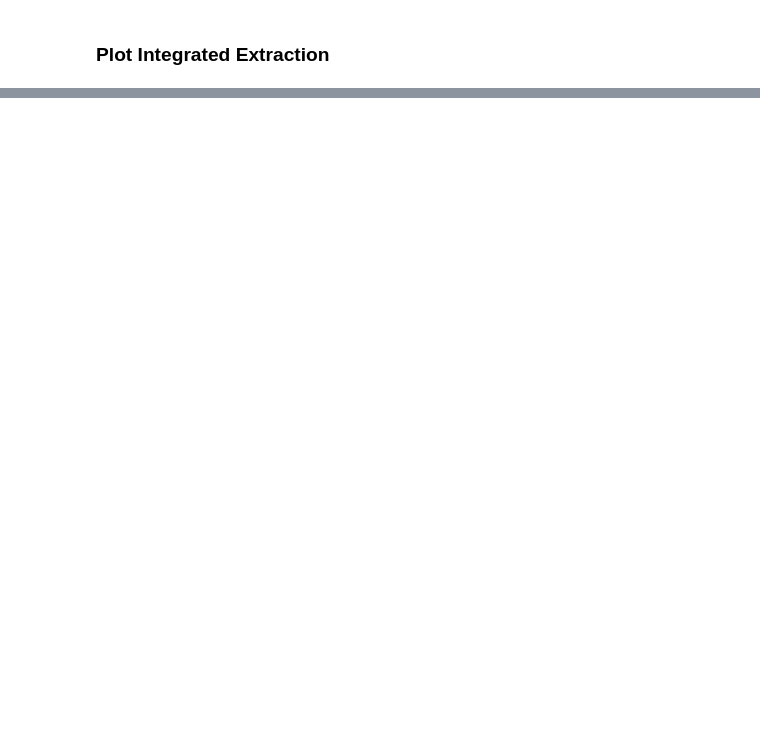
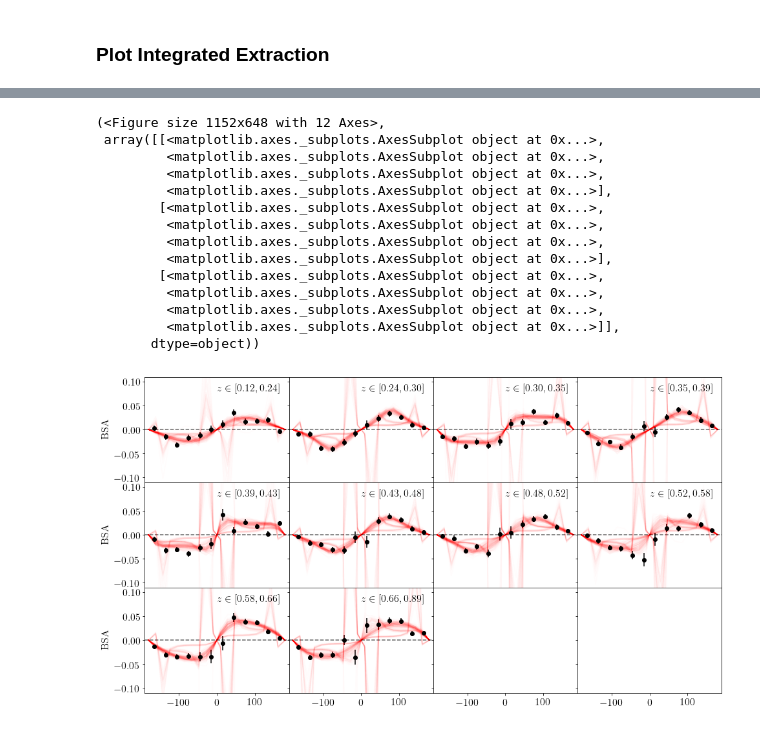
Before and after one commit to dmriser/python-analysis, a Jupyter notebook: kaon-bsa/notebooks/1.0-plot-results.ipynb, the cells around one changed output, grey strips where cells are left out. Saved outputs shown, nothing was run; the diff lists cells and outputs as text; code cells hidden in the pictures; blank space fills up the shorter version.

```diff
--- a/kaon-bsa/notebooks/1.0-plot-results.ipynb
+++ b/kaon-bsa/notebooks/1.0-plot-results.ipynb
@@ -253,0 +280,5 @@ ax.fill_between(moments_df.iloc[z_idx]['axis_value'],
+# %%
+def physics_model(phi, par0, par1, par2):
+    return par0 * np.sin(phi * np.pi / 180.0) / (1 + par1 * np.cos(phi * np.pi / 180.0) + par2 * np.cos(phi * np.pi / 90.0))
+# %%
+fig, axs = grid_plot_one_axis(data=data, axis='z')
@@ -253,0 +287,34 @@ ax.fill_between(moments_df.iloc[z_idx]['axis_value'],
+# %%
+def predict_replicas(moments_df, axis, axis_bin):
+    ''' Accept a moments dataframe, subset it to the correct
+    axis and bin, then predict all the phi distributions. '''
+
+    # setup phi for evaluation of function
+    phi = np.linspace(-180, 180, 20)
+
+    # subset the data to just our bin
+    subset_idx = np.where(
+        (moments_df['axis'] == axis) & (moments_df['axis_bin'] == axis_bin)
+    )[0]
+    data_subset = moments_df.iloc[subset_idx]
+    assert(len(data_subset) > 0)
+
+    replica_list = []
+
+    for p0, p1, p2 in zip(data_subset.iloc[0]['bootstraps_0'],
+                          data_subset.iloc[0]['bootstraps_1'],
+                          data_subset.iloc[0]['bootstraps_2']):
+        replica_list.append(
+            physics_model(phi, p0, p1, p2)
+        )
+
+    replicas = np.array(replica_list)
+    return replicas
+# %%
+def add_replicas_to_axis(axis, reps, style=dict()):
+    ''' Take a matplotlib.axis object and add some
+    replica plots to it. '''
+    phi = np.linspace(-180, 180, reps.shape[1])
+
+    for rep in reps:
+        axis.plot(phi, rep, **style)
@@ -253,0 +394,20 @@ ax.fill_between(moments_df.iloc[z_idx]['axis_value'],
+# %%
+for axis in list(['x', 'z']):
+grid_plot_one_axis_with_replicas(data, moments_df, 'z', display_sys=False)
+plt.savefig('../image/grid_bsa_reps_{}.pdf'.format(axis), bbox_inches='tight')
+# %% [output]
+(<Figure size 1152x648 with 12 Axes>,
+ array([[<matplotlib.axes._subplots.AxesSubplot object at 0x...>,
+         <matplotlib.axes._subplots.AxesSubplot object at 0x...>,
+         <matplotlib.axes._subplots.AxesSubplot object at 0x...>,
+         <matplotlib.axes._subplots.AxesSubplot object at 0x...>],
+        [<matplotlib.axes._subplots.AxesSubplot object at 0x...>,
+         <matplotlib.axes._subplots.AxesSubplot object at 0x...>,
+         <matplotlib.axes._subplots.AxesSubplot object at 0x...>,
+         <matplotlib.axes._subplots.AxesSubplot object at 0x...>],
+        [<matplotlib.axes._subplots.AxesSubplot object at 0x...>,
+         <matplotlib.axes._subplots.AxesSubplot object at 0x...>,
+         <matplotlib.axes._subplots.AxesSubplot object at 0x...>,
+         <matplotlib.axes._subplots.AxesSubplot object at 0x...>]],
+       dtype=object))
+[figure, added]
```
Also changed, not shown: parts of 13 cells of this notebook, 2 other files.
